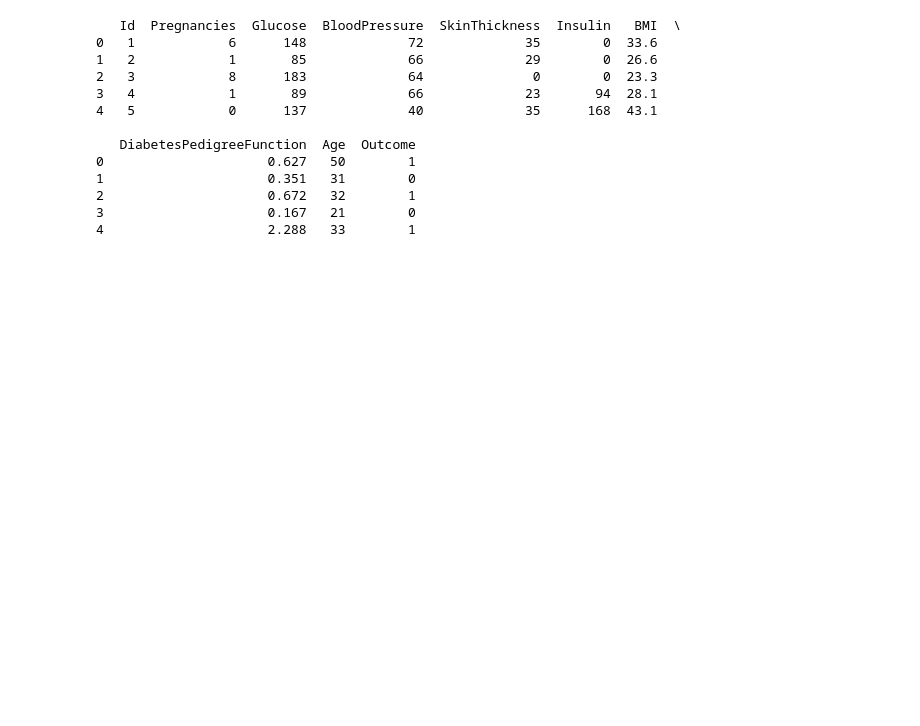
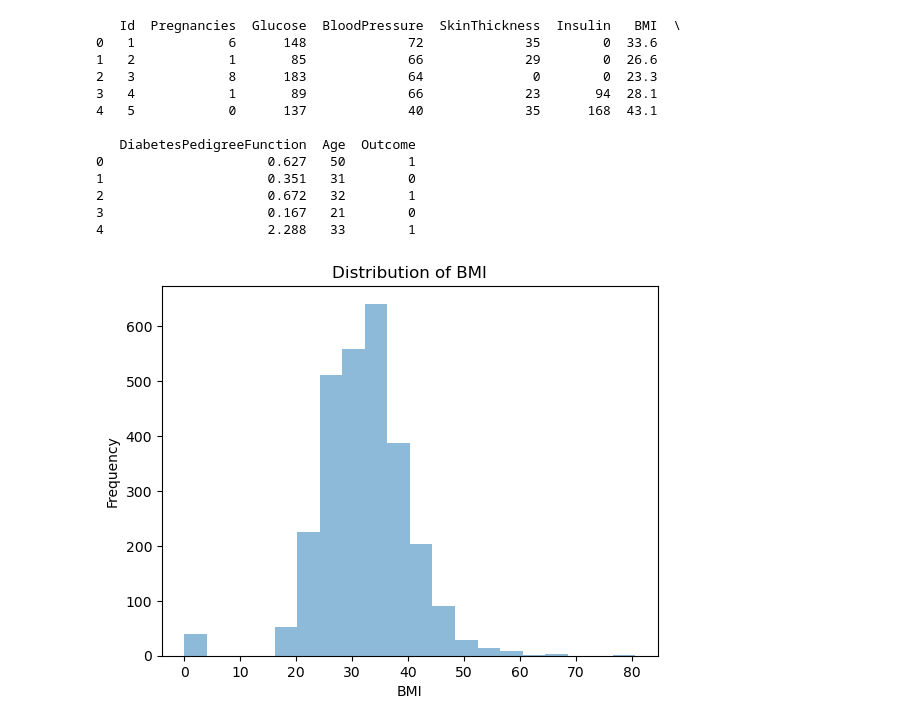
Before and after one commit to alyssaCrawfordAK/diabetesAnalysis, a Jupyter notebook: SimpleLinearRegression_LabDiabetes.ipynb, the cells around one changed output. Drawn from its saved outputs; the diff is of its cells as text; code cells hidden in the pictures; blank space fills up the shorter version.

```diff
--- a/SimpleLinearRegression_LabDiabetes.ipynb
+++ b/SimpleLinearRegression_LabDiabetes.ipynb
@@ -23,3 +25,18 @@ print(labdf.head())
 2                     0.672   32        1
 3                     0.167   21        0
 4                     2.288   33        1
+# %%
+import matplotlib.pyplot as plt
+
+#add histograms to one plot
+plt.hist(labdf['BMI'], alpha=0.5, label='General Surg', bins=20)
+
+#add plot title and axis labels
+plt.title('Distribution of BMI')
+plt.xlabel('BMI')
+plt.ylabel('Frequency')
+
+#display plot
+plt.show()
+# %% [output]
+[figure, added]
```
Also changed, not shown: parts of 10 cells of this notebook.
